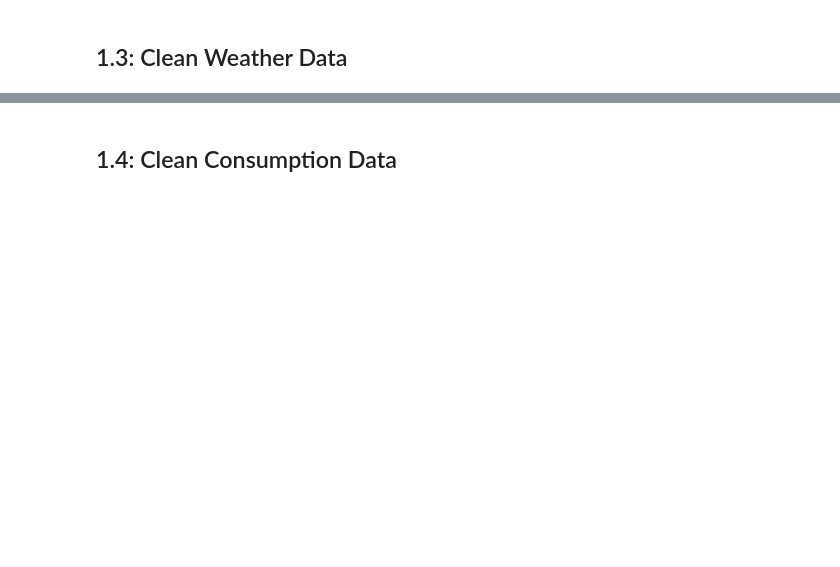
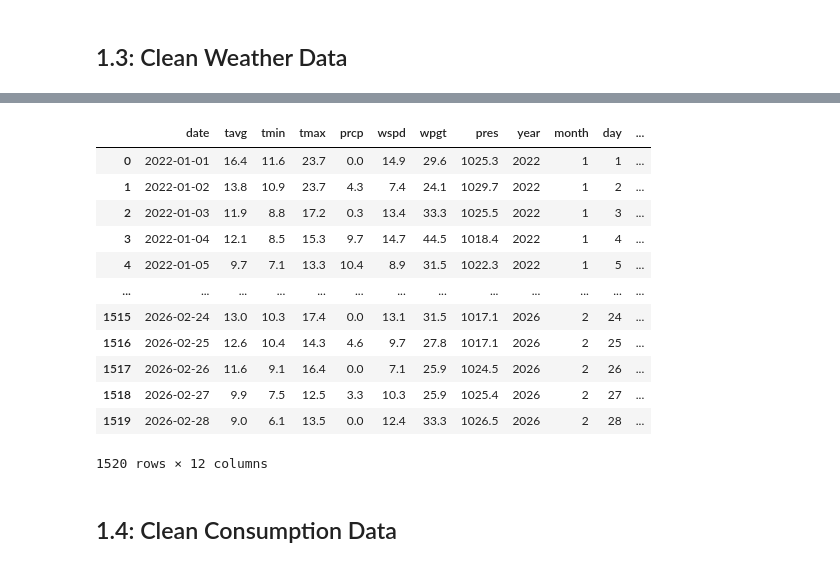
Before and after one commit to nnovajulian08/DataScienceLab, a Jupyter notebook: DW_Complete/ETL_Workflow.ipynb, the cells around one changed output, grey strips where cells are left out. Saved outputs shown, nothing was run; the diff lists cells and outputs as text; code cells hidden in the pictures; blank space fills up the shorter version.

```diff
--- a/DW_Complete/ETL_Workflow.ipynb
+++ b/DW_Complete/ETL_Workflow.ipynb
@@ -183,3 +246,19 @@ logger.info(f"✓ Weather data cleaned for both stations")
+# %%
+df_weather_sp
+# %% [output]
+|  | date | tavg | tmin | tmax | prcp | wspd | wpgt | pres | year | month | day | ... |
+| 0 | 2022-01-01 | 16.4 | 11.6 | 23.7 | 0.0 | 14.9 | 29.6 | 1025.3 | 2022 | 1 | 1 | ... |
+| 1 | 2022-01-02 | 13.8 | 10.9 | 23.7 | 4.3 | 7.4 | 24.1 | 1029.7 | 2022 | 1 | 2 | ... |
+| 2 | 2022-01-03 | 11.9 | 8.8 | 17.2 | 0.3 | 13.4 | 33.3 | 1025.5 | 2022 | 1 | 3 | ... |
+| 3 | 2022-01-04 | 12.1 | 8.5 | 15.3 | 9.7 | 14.7 | 44.5 | 1018.4 | 2022 | 1 | 4 | ... |
+| 4 | 2022-01-05 | 9.7 | 7.1 | 13.3 | 10.4 | 8.9 | 31.5 | 1022.3 | 2022 | 1 | 5 | ... |
+| ... | ... | ... | ... | ... | ... | ... | ... | ... | ... | ... | ... | ... |
+| 1515 | 2026-02-24 | 13.0 | 10.3 | 17.4 | 0.0 | 13.1 | 31.5 | 1017.1 | 2026 | 2 | 24 | ... |
+| 1516 | 2026-02-25 | 12.6 | 10.4 | 14.3 | 4.6 | 9.7 | 27.8 | 1017.1 | 2026 | 2 | 25 | ... |
+| 1517 | 2026-02-26 | 11.6 | 9.1 | 16.4 | 0.0 | 7.1 | 25.9 | 1024.5 | 2026 | 2 | 26 | ... |
+| 1518 | 2026-02-27 | 9.9 | 7.5 | 12.5 | 3.3 | 10.3 | 25.9 | 1025.4 | 2026 | 2 | 27 | ... |
+| 1519 | 2026-02-28 | 9.0 | 6.1 | 13.5 | 0.0 | 12.4 | 33.3 | 1026.5 | 2026 | 2 | 28 | ... |
+1520 rows × 12 columns
 # %% [markdown]
 ## 1.4: Clean Consumption Data
 # %%
```
Also changed, not shown: parts of 32 cells of this notebook.
